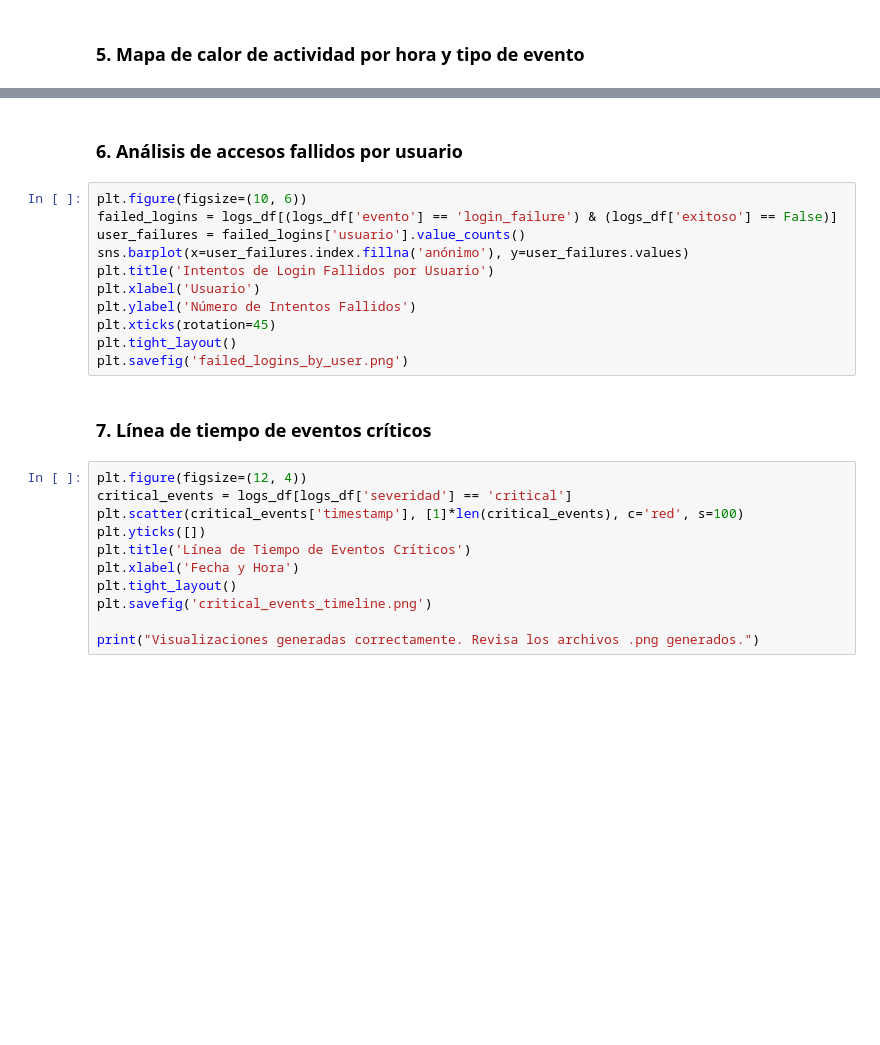
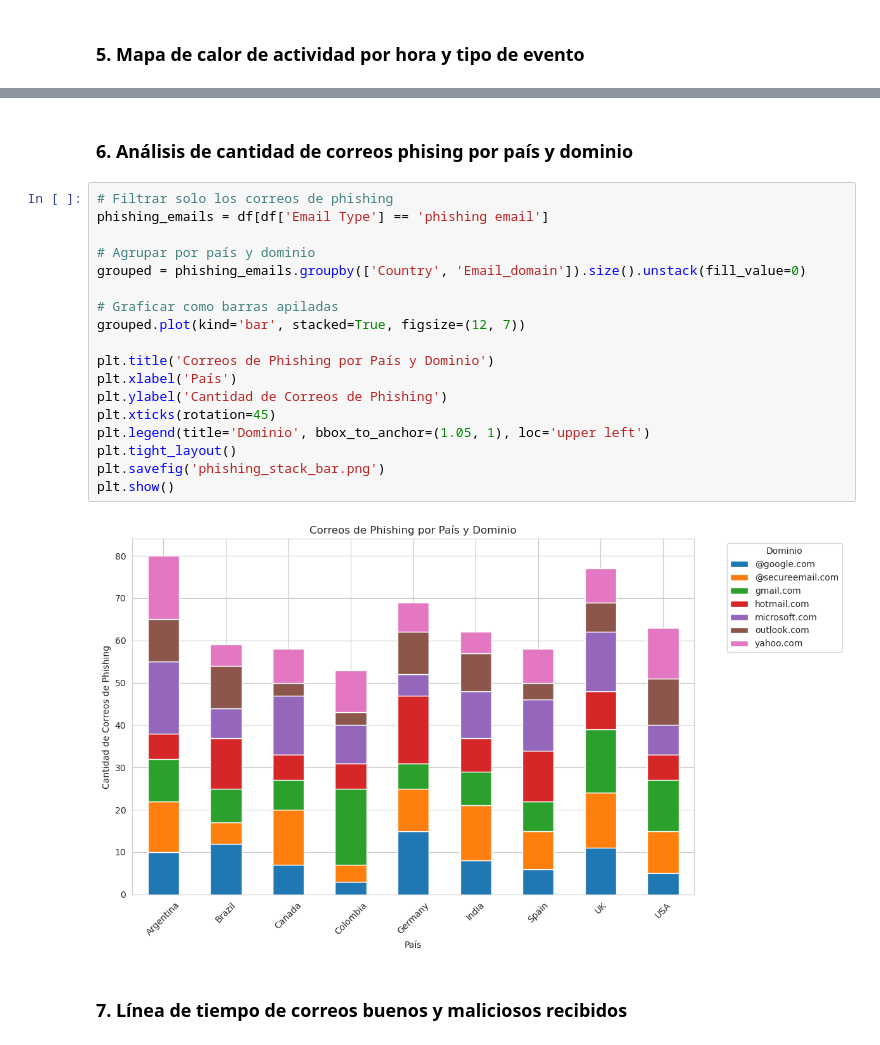
Before and after one commit to JonathanAlvarezW/practica_tres_gr_9, a Jupyter notebook: grupo9.ipynb, the cells around one changed output, grey strips where cells are left out. Saved outputs shown, nothing was run; the diff lists cells and outputs as text; blank space fills up the shorter version.

```diff
--- a/grupo9.ipynb
+++ b/grupo9.ipynb
@@ -455,26 +455,24 @@ plt.show()
 # %% [markdown]
-### 6. Análisis de accesos fallidos por usuario
+### 6. Análisis de cantidad de correos phising por país y dominio
-# %%
-plt.figure(figsize=(10, 6))
-failed_logins = logs_df[(logs_df['evento'] == 'login_failure') & (logs_df['exitoso'] == False)]
-user_failures = failed_logins['usuario'].value_counts()
-sns.barplot(x=user_failures.index.fillna('anónimo'), y=user_failures.values)
-plt.title('Intentos de Login Fallidos por Usuario')
-plt.xlabel('Usuario')
-plt.ylabel('Número de Intentos Fallidos')
-plt.xticks(rotation=45)
-plt.tight_layout()
-plt.savefig('failed_logins_by_user.png')
+# %%
+# Filtrar solo los correos de phishing
+phishing_emails = df[df['Email Type'] == 'phishing email']
+
+# Agrupar por país y dominio
+grouped = phishing_emails.groupby(['Country', 'Email_domain']).size().unstack(fill_value=0)
+
+# Graficar como barras apiladas
+grouped.plot(kind='bar', stacked=True, figsize=(12, 7))
+
+plt.title('Correos de Phishing por País y Dominio')
+plt.xlabel('País')
+plt.ylabel('Cantidad de Correos de Phishing')
+plt.xticks(rotation=45)
+plt.legend(title='Dominio', bbox_to_anchor=(1.05, 1), loc='upper left')
+plt.tight_layout()
+plt.savefig('phishing_stack_bar.png')
+plt.show()
+# %% [output]
+[figure, added]
 # %% [markdown]
-### 7. Línea de tiempo de eventos críticos
+### 7. Línea de tiempo de correos buenos y maliciosos recibidos
-# %%
-plt.figure(figsize=(12, 4))
-critical_events = logs_df[logs_df['severidad'] == 'critical']
-plt.scatter(critical_events['timestamp'], [1]*len(critical_events), c='red', s=100)
-plt.yticks([])
-plt.title('Línea de Tiempo de Eventos Críticos')
-plt.xlabel('Fecha y Hora')
-plt.tight_layout()
-plt.savefig('critical_events_timeline.png')
-
-print("Visualizaciones generadas correctamente. Revisa los archivos .png generados.")
```
Also changed, not shown: parts of 11 cells of this notebook, 6 other files.
